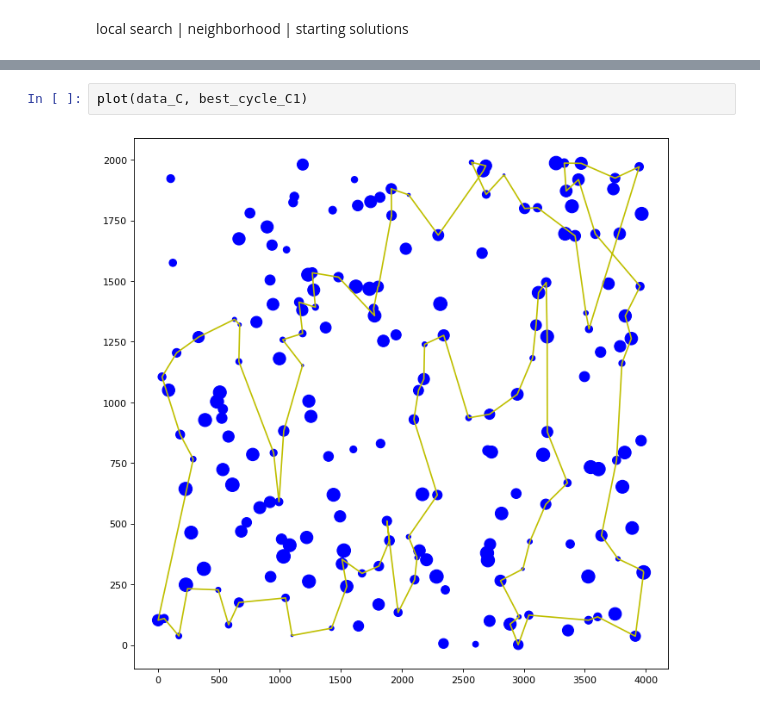
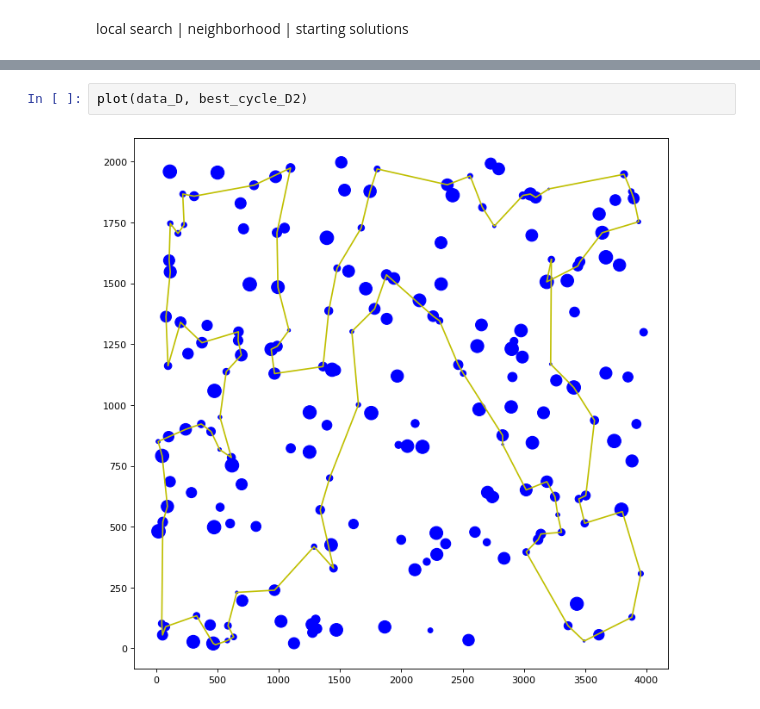
Before and after one commit to HubertRadom/EvolutionaryComputation, a Jupyter notebook: lab7/lab7.ipynb, the cells around one changed output, grey strips where cells are left out. Saved outputs shown, nothing was run; the diff lists cells and outputs as text.

```diff
--- a/lab7/lab7.ipynb
+++ b/lab7/lab7.ipynb
@@ -531,4 +535,4 @@ print(best_cycle_D4)
-# %%
-plot(data_C, best_cycle_C1)
-# %% [output]
-[figure, removed]
+# %%
+plot(data_D, best_cycle_D2)
+# %% [output]
+[figure, added]
```
Also changed, not shown: parts of 7 cells of this notebook.
